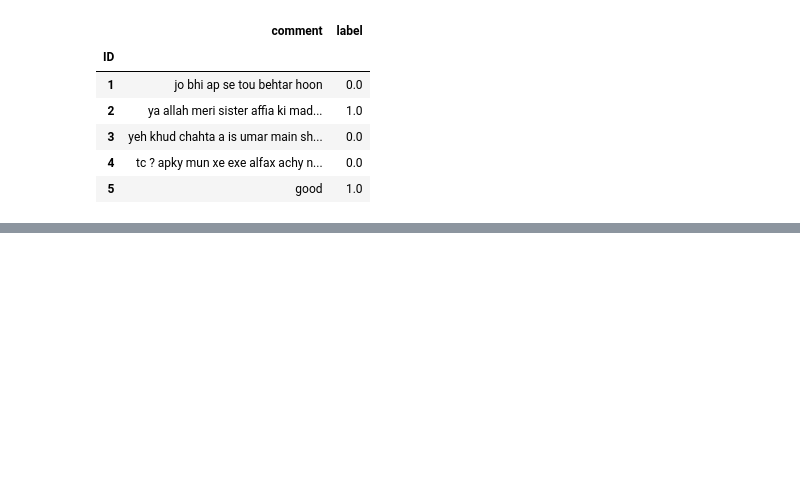
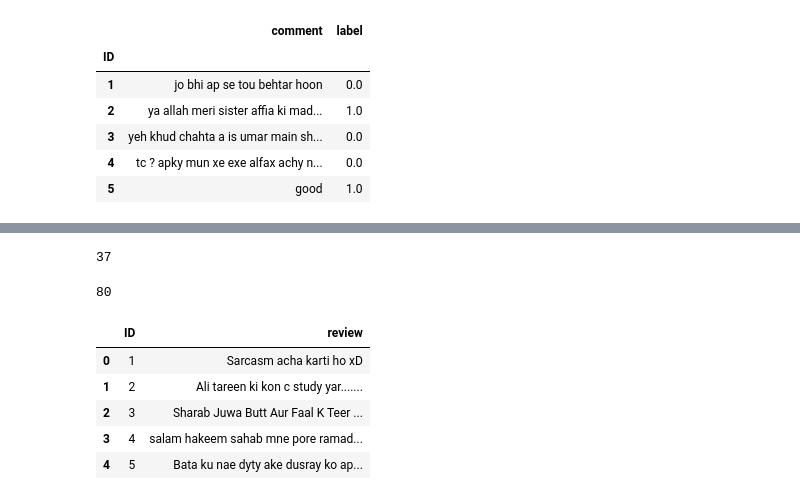
Before and after one commit to Yindong-Zhang/myNER, a Jupyter notebook: jupyternotebook/explore.ipynb, the cells around one changed output, grey strips where cells are left out. Drawn from its saved outputs; the diff is of its cells as text; code cells hidden in the pictures; blank space fills up the shorter version.

```diff
--- a/jupyternotebook/explore.ipynb
+++ b/jupyternotebook/explore.ipynb
@@ -102,0 +252,4 @@ out_df.to_csv("../data/train_input.csv")
+# %%
+token2id["good"]
+# %% [output]
+37
@@ -102,0 +259,15 @@ out_df.to_csv("../data/train_input.csv")
+# %%
+word_freq("good")
+# %% [output]
+80
+# %%
+test_df = pd.read_csv("../data/20190610_test.csv", engine = "python")
+# %%
+test_df.head()
+# %% [output]
+|  | ID | review |
+| 0 | 1 | Sarcasm acha karti ho xD |
+| 1 | 2 | Ali tareen ki kon c study yar....... |
+| 2 | 3 | Sharab Juwa Butt Aur Faal K Teer ... |
+| 3 | 4 | salam hakeem sahab mne pore ramad... |
+| 4 | 5 | Bata ku nae dyty ake dusray ko ap... |
```
Also changed, not shown: parts of 11 cells of this notebook, 8 other files.
